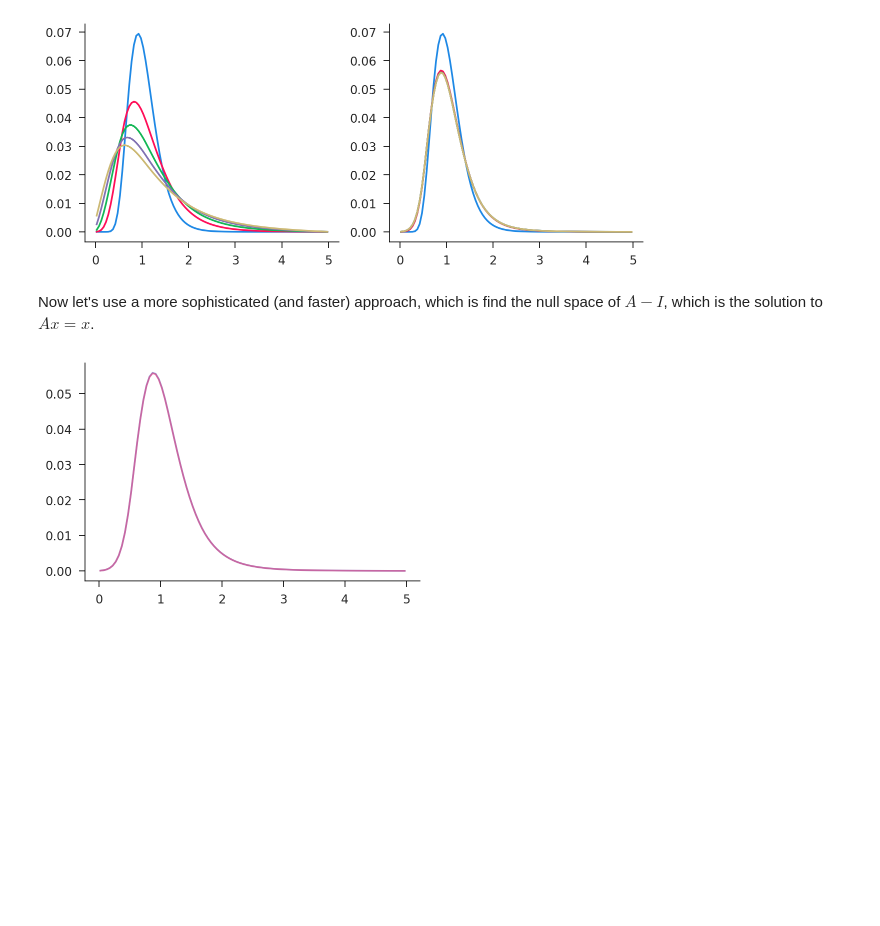
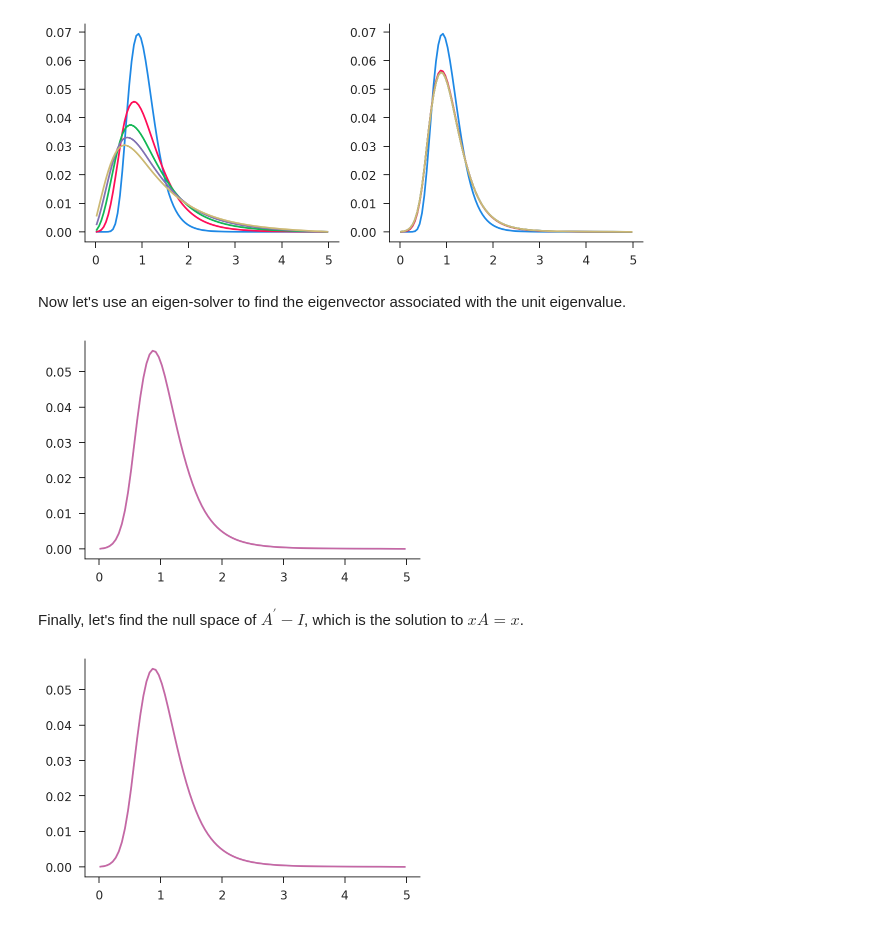
Before and after one commit to iamlemec/grad_code, a Jupyter notebook: lecture_3.ipynb, the cells around one changed output. Drawn from its saved outputs; the diff is of its cells as text; code cells hidden in the pictures; blank space fills up the shorter version.

Commit message:
add fast solvers to ipynb

```diff
--- a/lecture_3.ipynb
+++ b/lecture_3.ipynb
@@ -267,7 +266,7 @@ qdiff = qhigh - qlow
 # %%
 # entry distribution
 ecdf = stats.norm.cdf(np.log(qbins), μ, σ)
-epmf = normed(np.diff(ecdf))
+epmf = mod.normed(np.diff(ecdf))
 plt.plot(qmids, epmf);
 # %% [output]
 [figure]
@@ -290,6 +289,7 @@ qdrop = v_split_range(gdel*qlow, gdel*qhigh)/(gdel*qdiff[:, None])
 qjump = v_split_range(λdel*qlow, λdel*qhigh)/(λdel*qdiff[:, None])
 qstay = τdel*qjump + (1-τdel)*qdrop
 qtmat = κdel*epmf[None, :] + (1-κdel)*qstay
+qtmat = mod.normed(qtmat, axis=1)
 # %% [markdown]
 Now let's just use the brute force method of manually iterating on transition matrices. Here we do so for both the no-exit and yes-exit versions. Notice that there is no steady state in the no-exit version.
 # %%
@@ -308,7 +308,16 @@ ax0.plot(qmids, hist0[::1000, :].T);
 ax1.plot(qmids, hist1[::1000, :].T);
 # %% [output]
 [figure]
+# %% [markdown]
+Now let's use an eigen-solver to find the eigenvector associated with the unit eigenvalue.
+# %%
+eigval, eigvec = mod.eig(qtmat.T)
+eigidx = np.abs(eigval-1).argmin()
+dist_eig = mod.normed(eigvec[:, eigidx].real)
+plt.plot(qmids, dist_eig, qmids, dist_sim, alpha=0.5);
+# %% [output]
+[figure, added]
 # %% [markdown]
-Now let's use a more sophisticated (and faster) approach, which is find the null space of $A - I$, which is the solution to $Ax = x$.
+Finally, let's find the null space of $A^{\prime} - I$, which is the solution to $x A = x$.
 # %%
 qtmat1 = qtmat.T - np.eye(N)
```
Also changed, not shown: parts of 3 cells of this notebook, 2 other files.
